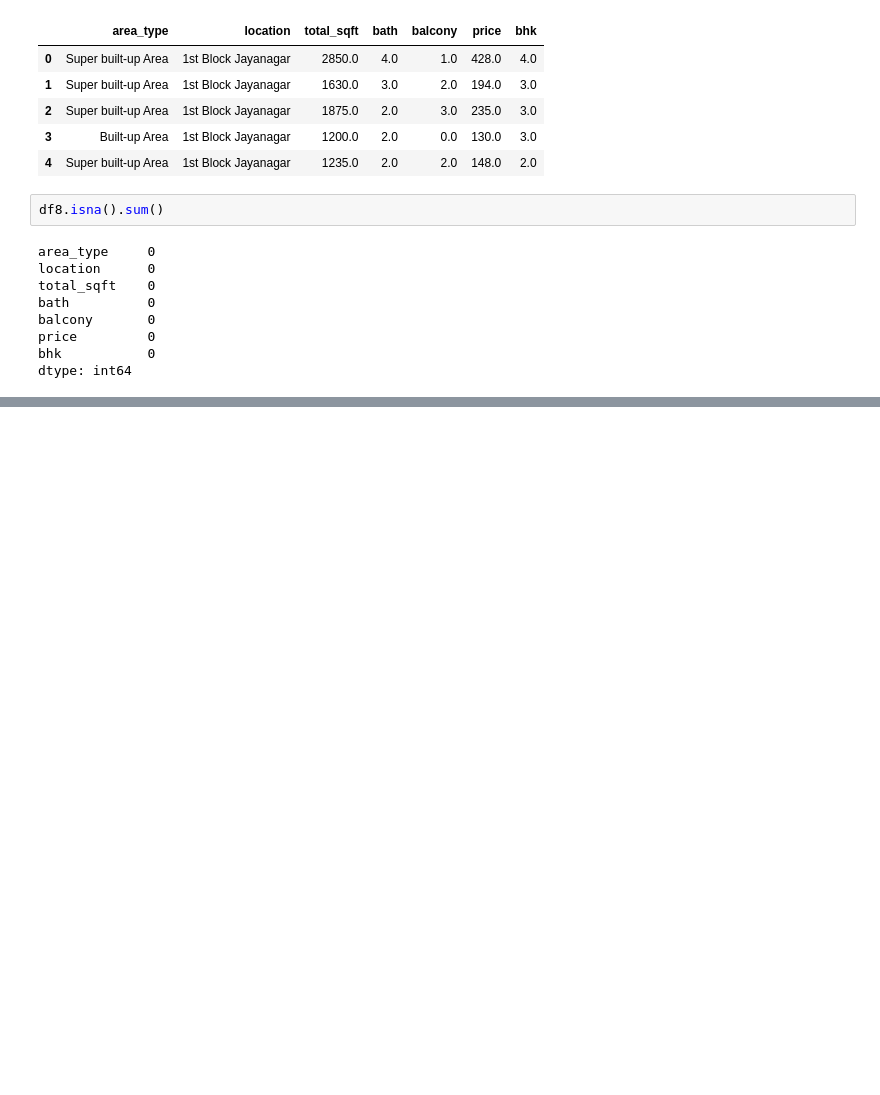
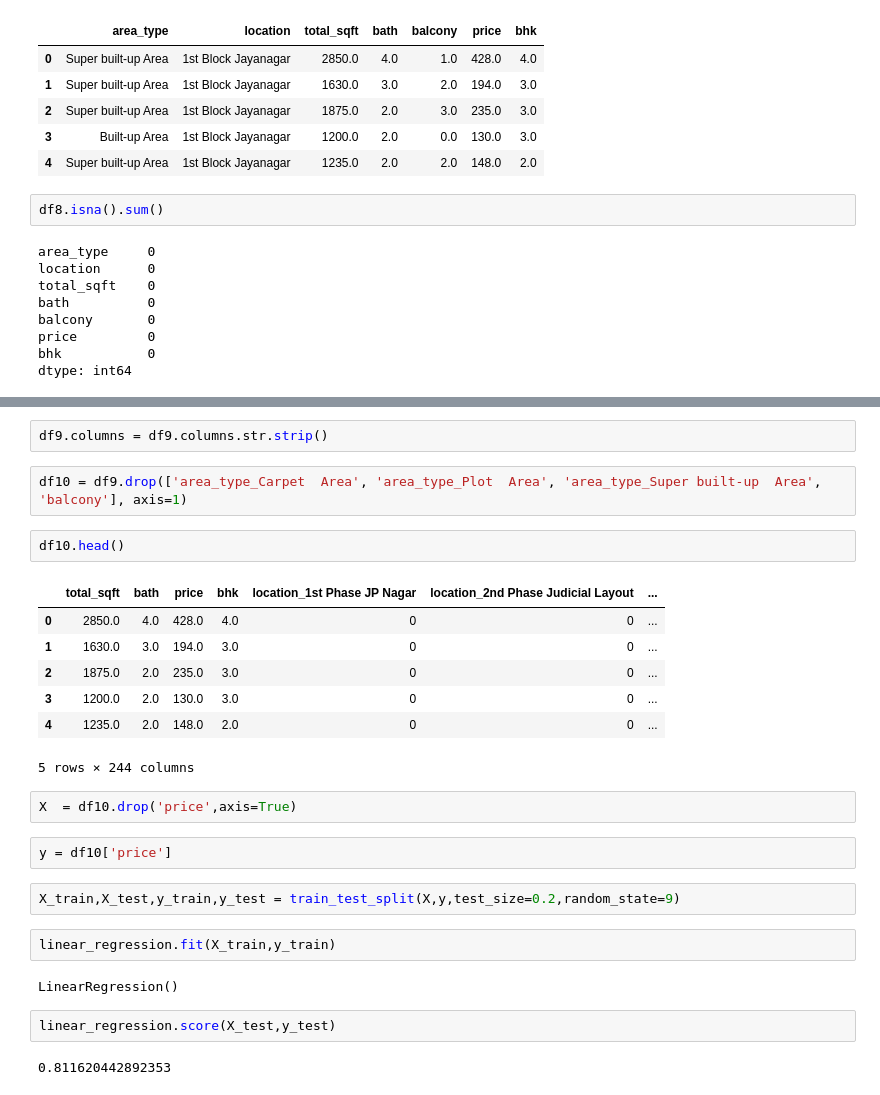
Before and after one commit to OMKAR1022/House_prediction, a Jupyter notebook: house_model.ipynb, the cells around one changed output, grey strips where cells are left out. Cells and saved outputs as stored; diff of their text form; blank space fills up the shorter version.

```diff
--- a/house_model.ipynb
+++ b/house_model.ipynb
@@ -554,0 +817,28 @@ dtype: int64
+# %%
+df9.columns = df9.columns.str.strip()
+# %%
+df10 = df9.drop(['area_type_Carpet  Area', 'area_type_Plot  Area', 'area_type_Super built-up  Area', 'balcony'], axis=1)
+# %%
+df10.head()
+# %% [output]
+|  | total_sqft | bath | price | bhk | location_1st Phase JP Nagar | location_2nd Phase Judicial Layout | ... |
+| 0 | 2850.0 | 4.0 | 428.0 | 4.0 | 0 | 0 | ... |
+| 1 | 1630.0 | 3.0 | 194.0 | 3.0 | 0 | 0 | ... |
+| 2 | 1875.0 | 2.0 | 235.0 | 3.0 | 0 | 0 | ... |
+| 3 | 1200.0 | 2.0 | 130.0 | 3.0 | 0 | 0 | ... |
+| 4 | 1235.0 | 2.0 | 148.0 | 2.0 | 0 | 0 | ... |
+5 rows × 244 columns
+# %%
+X  = df10.drop('price',axis=True)
+# %%
+y = df10['price']
+# %%
+X_train,X_test,y_train,y_test = train_test_split(X,y,test_size=0.2,random_state=9)
+# %%
+linear_regression.fit(X_train,y_train)
+# %% [output]
+LinearRegression()
+# %%
+linear_regression.score(X_test,y_test)
+# %% [output]
+0.811620442892353
```
Also changed, not shown: parts of 53 cells of this notebook.
